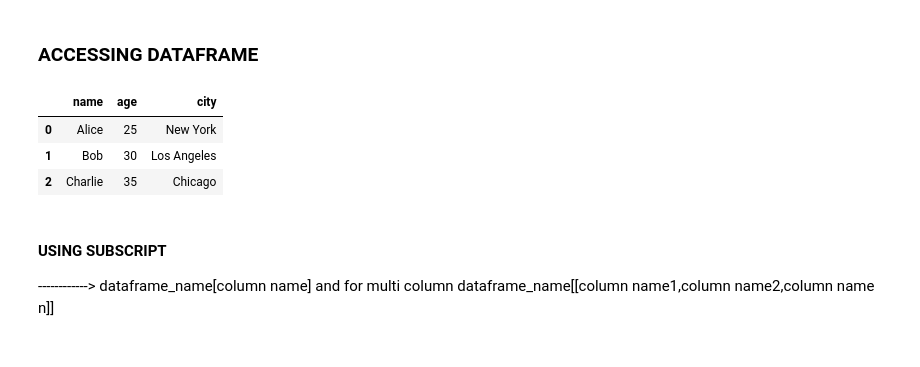
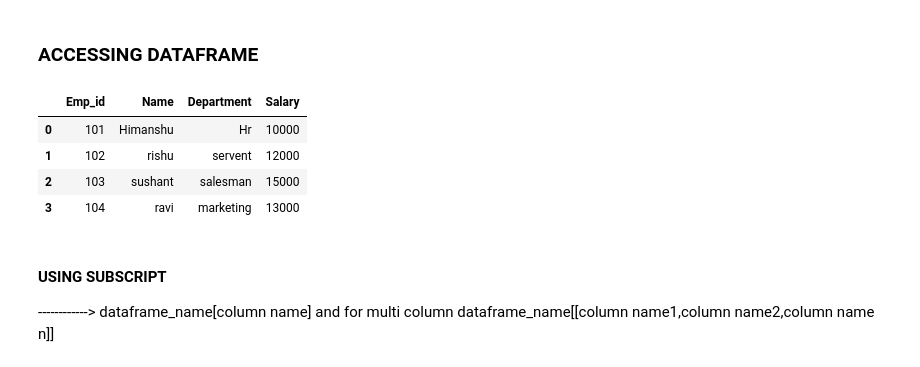
Before and after one commit to sushantchoudhary-ai/python, a Jupyter notebook: pandas.ipynb, the cells around one changed output. Drawn from its saved outputs; the diff is of its cells as text; code cells hidden in the pictures.

```diff
--- a/pandas.ipynb
+++ b/pandas.ipynb
@@ -1175,14 +1175,17 @@ len(df.index)  #METHOD 2
 # %% [markdown]
 ### ACCESSING DATAFRAME
 # %%
-a={"name": ["Alice", "Bob", "Charlie"], "age": [25, 30, 35], "city": ["New York", "Los Angeles", "Chicago"]}
-df=pd.DataFrame(a) #CREATING DATAFRAME FROM DICTIONARY OF LISTS
+df = pd.DataFrame({"Emp_id":[101,102,103,104],
+                 "Name":["Himanshu","rishu","sushant","ravi"],
+                 "Department":["Hr","servent","salesman","marketing",],
+                 "Salary":[10000,12000,15000,13000]})
 df
 # %% [output]
-|  | name | age | city |
-| 0 | Alice | 25 | New York |
-| 1 | Bob | 30 | Los Angeles |
-| 2 | Charlie | 35 | Chicago |
+|  | Emp_id | Name | Department | Salary |
+| 0 | 101 | Himanshu | Hr | 10000 |
+| 1 | 102 | rishu | servent | 12000 |
+| 2 | 103 | sushant | salesman | 15000 |
+| 3 | 104 | ravi | marketing | 13000 |
 # %% [markdown]
 #### USING SUBSCRIPT
 ------------> dataframe_name[column name] and for multi column dataframe_name[[column name1,column name2,column name n]]
```
Also changed, not shown: parts of 31 cells of this notebook.
